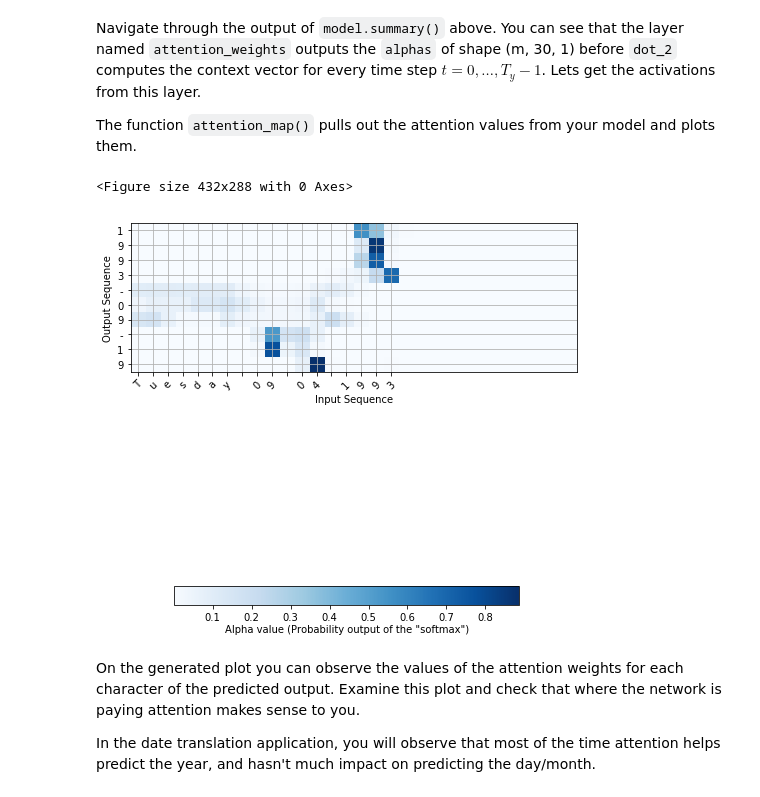
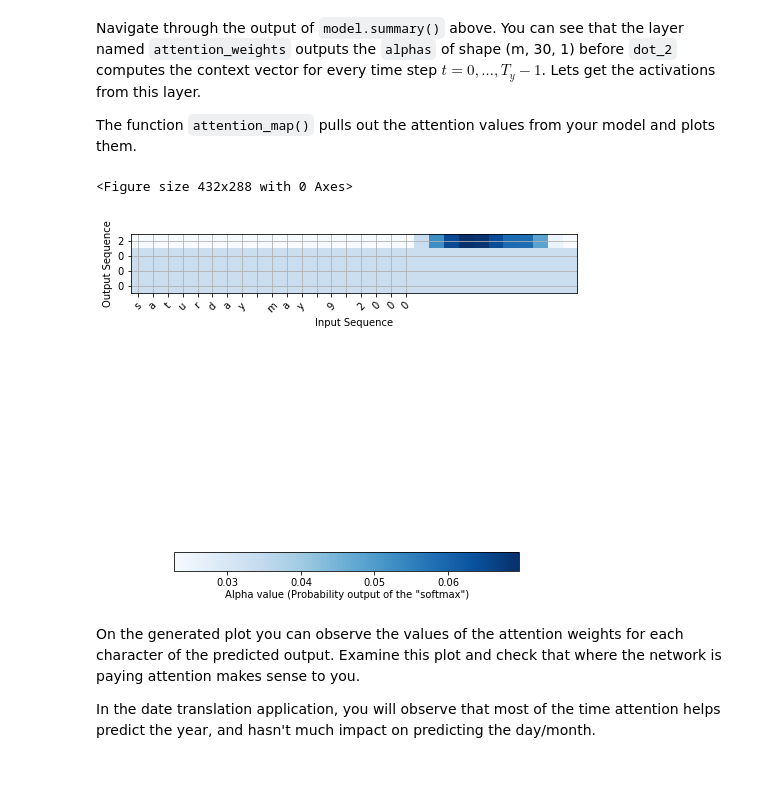
Before and after one commit to allensll/TestRNN, a Jupyter notebook: Neural+machine+translation+with+attention+-+v4.ipynb, the cells around one changed output. Drawn from its saved outputs; the diff is of its cells as text; code cells hidden in the pictures.

```diff
--- a/Neural+machine+translation+with+attention+-+v4.ipynb
+++ b/Neural+machine+translation+with+attention+-+v4.ipynb
@@ -383,7 +384,7 @@ Here is the summary you should see
 As usual, after creating your model in Keras, you need to compile it and define what loss, optimizer and metrics your are want to use. Compile your model using `categorical_crossentropy` loss, a custom [Adam](https://keras.io/optimizers/#adam) [optimizer](https://keras.io/optimizers/#usage-of-optimizers) (`learning rate = 0.005`, $\beta_1 = 0.9$, $\beta_2 = 0.999$, `decay = 0.01`)  and `['accuracy']` metrics:
 # %%
 ### START CODE HERE ### (≈2 lines)
-opt = model.compile(optimizer=Adam(lr=0.005, beta_1=0.9, beta_2=0.999, decay=0.01),
+opt = model.compile(optimizer=Adam(lr=0.01, beta_1=0.9, beta_2=0.999, decay=0.0),
                    metrics=['accuracy'],
                    loss='categorical_crossentropy')
 opt
@@ -400,7 +401,7 @@ outputs = list(Yoh.swapaxes(0,1))
 # %% [markdown]
 Let's now fit the model and run it for one epoch.
 # %%
-model.load_weights('models/model.h5')
+# model.load_weights('models/model.h5')
 # %%
-model.fit([Xoh, s0, c0], outputs, epochs=10, batch_size=100)
+model.fit([Xoh, s0, c0], outputs, epochs=7, batch_size=1000, validation_split=0.1)
 # %% [output]
@@ -420,5 +427,5 @@ model.save('models.')
 # %%
-model.load_weights('models/model.h5')
+# model.load_weights('models/model.h5')
 # %% [markdown]
 You can now see the results on new examples.
 # %%
@@ -495,10 +502,10 @@ Navigate through the output of `model.summary()` above. You can see that the lay
 
 The function `attention_map()` pulls out the attention values from your model and plots them.
 # %%
-attention_map = plot_attention_map(model, human_vocab, inv_machine_vocab, "Tuesday 09 04 1993", num = 7, n_s = 64)
+attention_map = plot_attention_map(model, human_vocab, inv_machine_vocab, "saturday may 9 2000", num = 7, n_s = 64, Tx=30, Ty=4)
 # %% [output]
 <Figure size 432x288 with 0 Axes>
-[figure, old version]
+[figure, new version]
 # %% [markdown]
 On the generated plot you can observe the values of the attention weights for each character of the predicted output. Examine this plot and check that where the network is paying attention makes sense to you.
 
```
Also changed, not shown: parts of 10 cells of this notebook, 2 other files.
